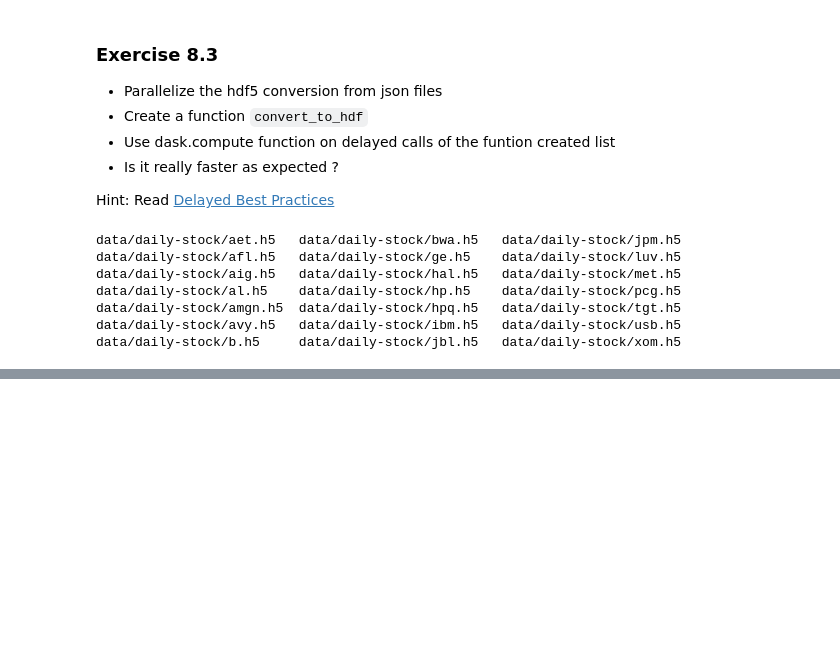
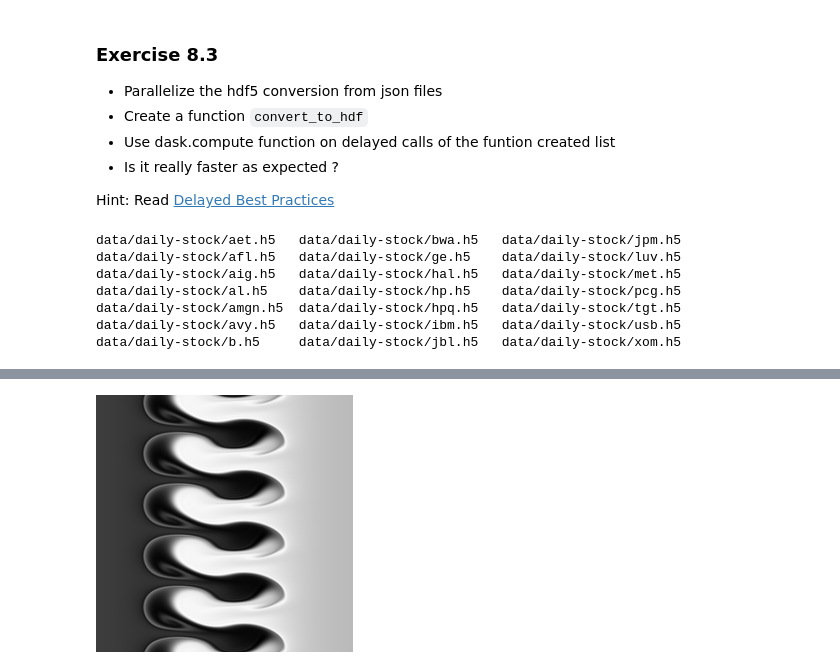
Before and after one commit to pnavaro/big-data, a Jupyter notebook: _sources/08-DaskDelayed.ipynb, the cells around one changed output, grey strips where cells are left out. Drawn from its saved outputs; the diff is of its cells as text; code cells hidden in the pictures; blank space fills up the shorter version.

```diff
--- a/_sources/08-DaskDelayed.ipynb
+++ b/_sources/08-DaskDelayed.ipynb
@@ -247 +260,10 @@ for filename in filenames:
+# %%
+lazy_read = delayed(read_frame)
+lazy_frames = [lazy_read(fn) for fn in filenames]
+# %%
+sample = lazy_frames[500].compute()
+# %%
+display_image(sample)
+# %% [output]
+[figure, added]
 # %%
```
Also changed, not shown: parts of 32 cells of this notebook, 29 other files.
